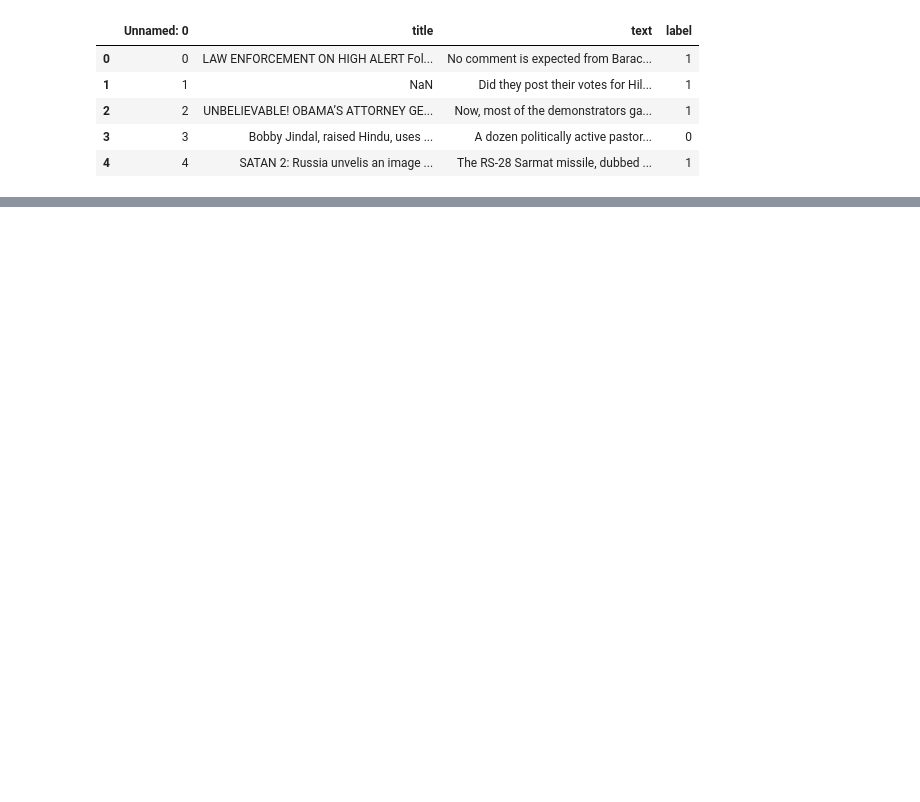
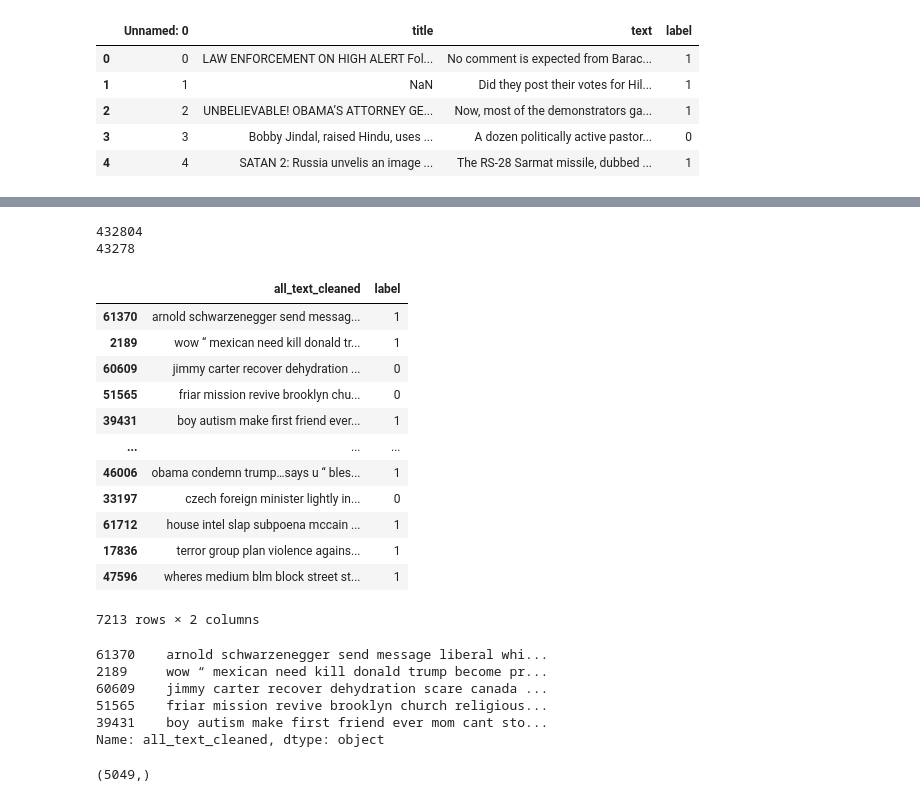
Before and after one commit to tobias-heinzmann/cyb-news, a Jupyter notebook: notebooks/tobias.ipynb, the cells around one changed output, grey strips where cells are left out. Drawn from its saved outputs; the diff is of its cells as text; code cells hidden in the pictures; blank space fills up the shorter version.

```diff
--- a/notebooks/tobias.ipynb
+++ b/notebooks/tobias.ipynb
@@ -15,0 +248,51 @@ df.head()
+# %%
+def preprocessing(sentence):
+    sentence = sentence.strip()
+    sentence = sentence.lower()
+    sentence = "".join(char for char in sentence if not char.isdigit())
+    for x in string.punctuation:
+        sentence = sentence.replace(x, "")
+
+    for x in "’":
+        sentence = sentence.replace(x, "")
+    #for x in '""':
+        #sentence = sentence.replace(x, "")
+
+    tokens = word_tokenize(sentence)
+
+    language = set(stopwords.words("english"))
+    #language.update(["trump", "clinton", "obama"])
+    language.difference_update(["not", "no","nor", "against", "however", "but", "never", "should", "would" , "could", "might", "must", "no", "yes", "always", "none", "only", "still", "yet", "despite", "unless", "until", "cannot" ])
+    sentence = [w for  w in tokens if not w in language]
+    v_l = [WordNetLemmatizer().lemmatize(word, pos = "v") for word in sentence]
+    n_l = [WordNetLemmatizer().lemmatize(word, pos = "n") for word in v_l]
+    return ' '.join(n_l)
+# %%
+print(data.size)
+
+data_sampled = data.sample(frac=0.1, random_state=42)
+
+print(data_sampled.size)
+# %% [output]
+432804
+43278
+# %%
+data_sampled["all_text_cleaned"] = data_sampled["all_text"].apply(preprocessing)
+# %%
+data_preproc = data_sampled[["all_text_cleaned", "label"]]
+# %%
+data_preproc
+# %% [output]
+|  | all_text_cleaned | label |
+| 61370 | arnold schwarzenegger send messag... | 1 |
+| 2189 | wow “ mexican need kill donald tr... | 1 |
+| 60609 | jimmy carter recover dehydration ... | 0 |
+| 51565 | friar mission revive brooklyn chu... | 0 |
+| 39431 | boy autism make first friend ever... | 1 |
+| ... | ... | ... |
+| 46006 | obama condemn trump…says u “ bles... | 1 |
+| 33197 | czech foreign minister lightly in... | 0 |
+| 61712 | house intel slap subpoena mccain ... | 1 |
+| 17836 | terror group plan violence agains... | 1 |
+| 47596 | wheres medium blm block street st... | 1 |
+7213 rows × 2 columns
@@ -15,0 +302,9 @@ df.head()
+# %%
+X.head()
+# %% [output]
+61370    arnold schwarzenegger send message liberal whi...
+2189     wow “ mexican need kill donald trump become pr...
+60609    jimmy carter recover dehydration scare canada ...
+51565    friar mission revive brooklyn church religious...
+39431    boy autism make first friend ever mom cant sto...
+Name: all_text_cleaned, dtype: object
@@ -15,0 +316,4 @@ df.head()
+# %%
+X_train.shape
+# %% [output]
+(5049,)
```
Also changed, not shown: parts of 38 cells of this notebook, 7 other files.
